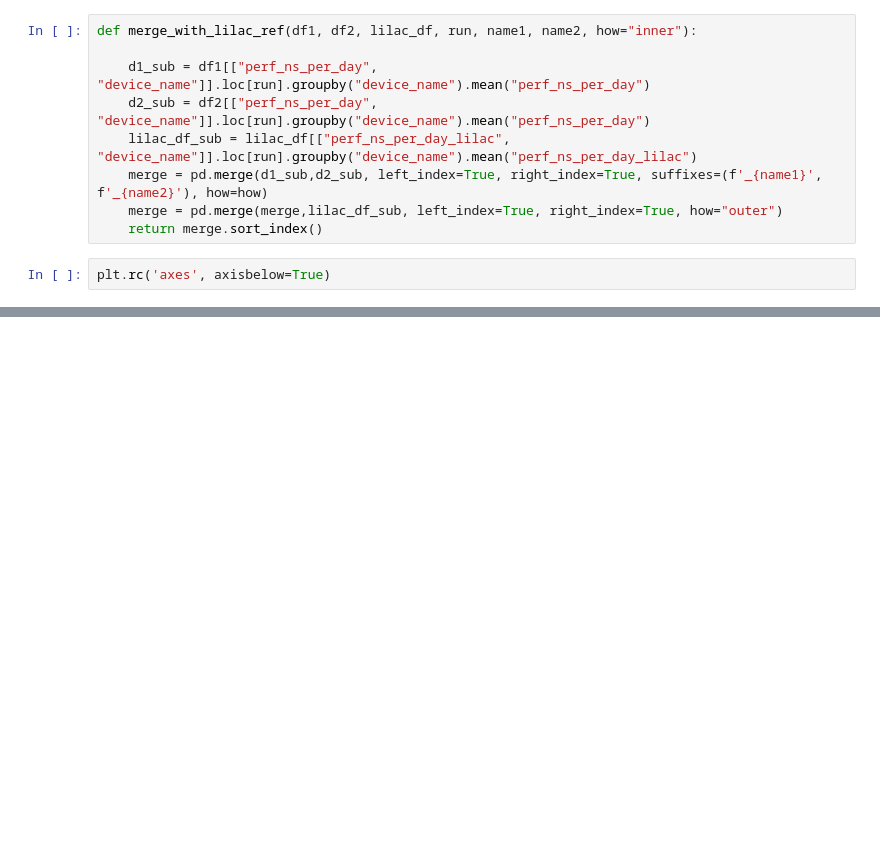
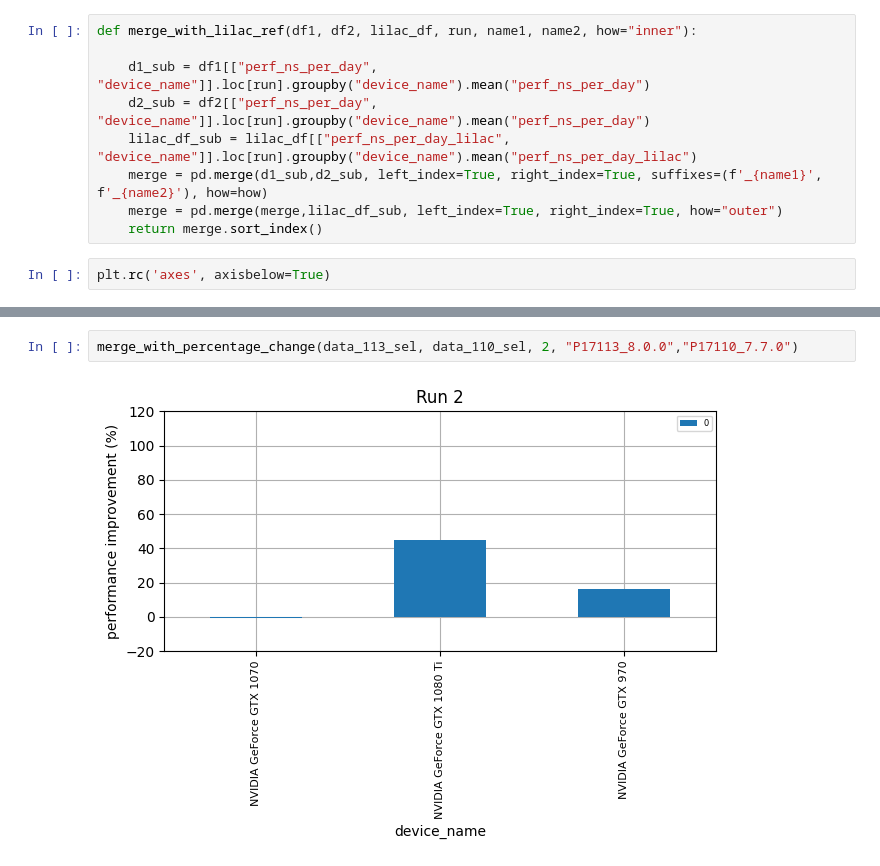
Before and after one commit to FoldingAtHome/fah-gpu-species, a Jupyter notebook: notebooks/core22_8.0.ipynb, the cells around one changed output, grey strips where cells are left out. Drawn from its saved outputs; the diff is of its cells as text; blank space fills up the shorter version.

```diff
--- a/notebooks/core22_8.0.ipynb
+++ b/notebooks/core22_8.0.ipynb
@@ -376,0 +402,4 @@ plt.savefig("./plots/run4.png")
+# %%
+merge_with_percentage_change(data_113_sel, data_110_sel, 2, "P17113_8.0.0","P17110_7.7.0")
+# %% [output]
+[figure, added]
```
Also changed, not shown: parts of 24 cells of this notebook.
